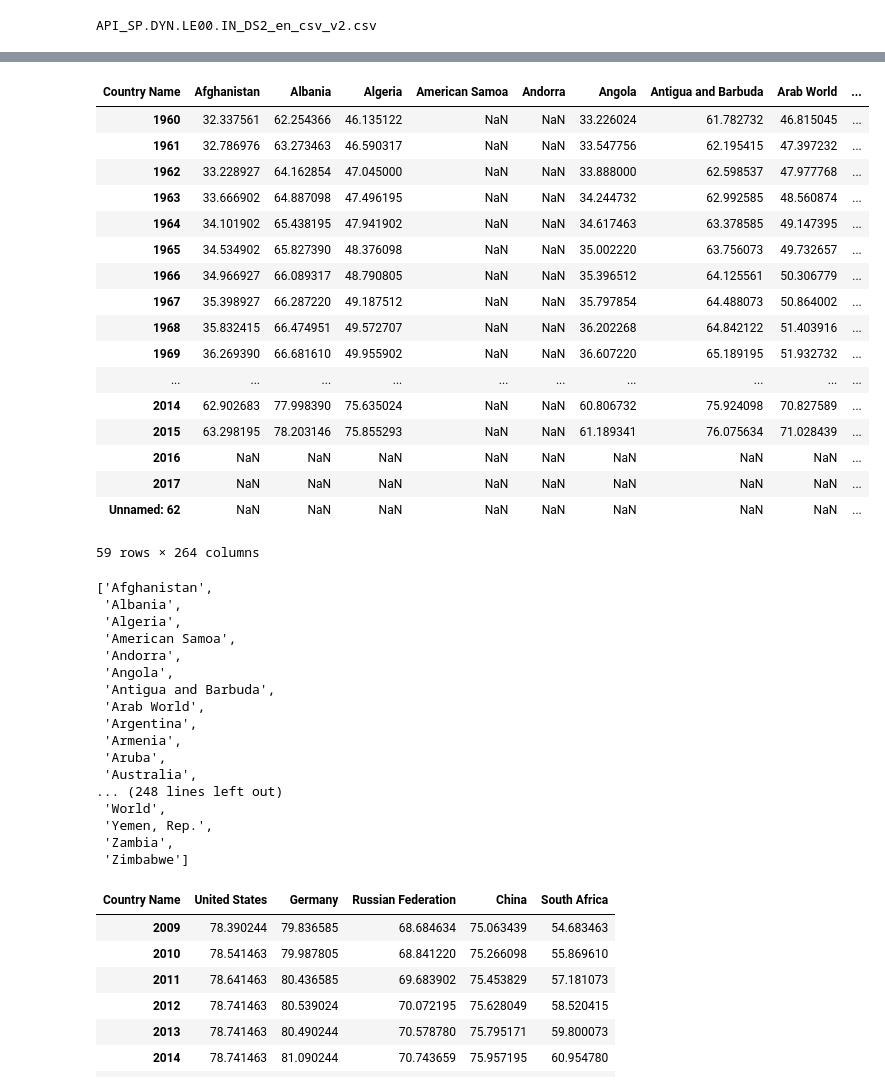
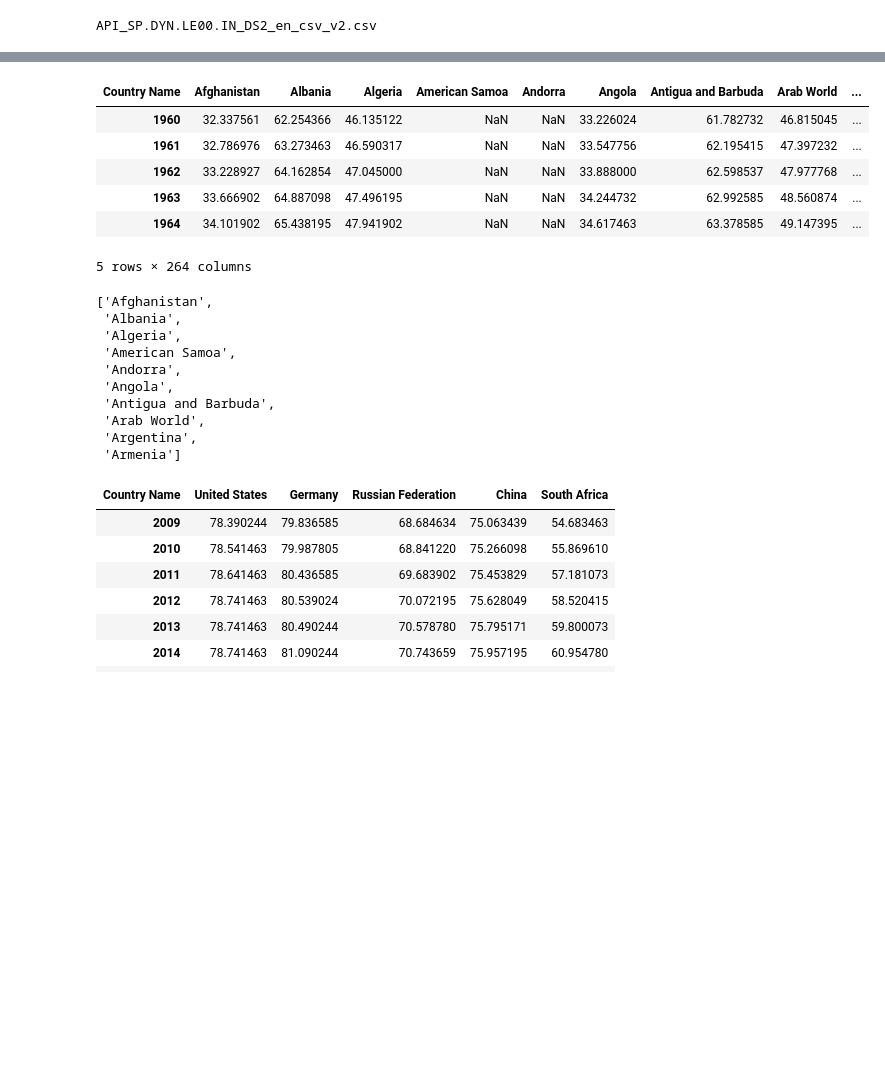
Before and after one commit to PacktPublishing/Jupyter-Notebook-for-Data-Science, a Jupyter notebook: life_expectancy.ipynb, the cells around one changed output, grey strips where cells are left out. Cells and saved outputs as stored; diff of their text form; code cells hidden in the pictures; blank space fills up the shorter version.

```diff
--- a/life_expectancy.ipynb
+++ b/life_expectancy.ipynb
@@ -50,27 +39,16 @@ df
 # %%
 life_expectancy = df.groupby(level=0).first().transpose()
-life_expectancy
+life_expectancy.head()
 # %% [output]
 | Country Name | Afghanistan | Albania | Algeria | American Samoa | Andorra | Angola | Antigua and Barbuda | Arab World | ... |
 | 1960 | 32.337561 | 62.254366 | 46.135122 | NaN | NaN | 33.226024 | 61.782732 | 46.815045 | ... |
 | 1961 | 32.786976 | 63.273463 | 46.590317 | NaN | NaN | 33.547756 | 62.195415 | 47.397232 | ... |
 | 1962 | 33.228927 | 64.162854 | 47.045000 | NaN | NaN | 33.888000 | 62.598537 | 47.977768 | ... |
 | 1963 | 33.666902 | 64.887098 | 47.496195 | NaN | NaN | 34.244732 | 62.992585 | 48.560874 | ... |
 | 1964 | 34.101902 | 65.438195 | 47.941902 | NaN | NaN | 34.617463 | 63.378585 | 49.147395 | ... |
-| 1965 | 34.534902 | 65.827390 | 48.376098 | NaN | NaN | 35.002220 | 63.756073 | 49.732657 | ... |
-| 1966 | 34.966927 | 66.089317 | 48.790805 | NaN | NaN | 35.396512 | 64.125561 | 50.306779 | ... |
-| 1967 | 35.398927 | 66.287220 | 49.187512 | NaN | NaN | 35.797854 | 64.488073 | 50.864002 | ... |
-| 1968 | 35.832415 | 66.474951 | 49.572707 | NaN | NaN | 36.202268 | 64.842122 | 51.403916 | ... |
-| 1969 | 36.269390 | 66.681610 | 49.955902 | NaN | NaN | 36.607220 | 65.189195 | 51.932732 | ... |
-| ... | ... | ... | ... | ... | ... | ... | ... | ... | ... |
-| 2014 | 62.902683 | 77.998390 | 75.635024 | NaN | NaN | 60.806732 | 75.924098 | 70.827589 | ... |
-| 2015 | 63.298195 | 78.203146 | 75.855293 | NaN | NaN | 61.189341 | 76.075634 | 71.028439 | ... |
-| 2016 | NaN | NaN | NaN | NaN | NaN | NaN | NaN | NaN | ... |
-| 2017 | NaN | NaN | NaN | NaN | NaN | NaN | NaN | NaN | ... |
-| Unnamed: 62 | NaN | NaN | NaN | NaN | NaN | NaN | NaN | NaN | ... |
-59 rows × 264 columns
+5 rows × 264 columns
 # %%
-list(life_expectancy.columns)
+list(life_expectancy.columns)[:10]
 # %% [output]
 ['Afghanistan',
  'Albania',
@@ -81,12 +59,5 @@ list(life_expectancy.columns)
  'Antigua and Barbuda',
  'Arab World',
  'Argentina',
- 'Armenia',
- 'Aruba',
- 'Australia',
-... (248 lines left out)
- 'World',
- 'Yemen, Rep.',
- 'Zambia',
- 'Zimbabwe']
+ 'Armenia']
 # %%
```
Also changed, not shown: parts of 2 cells of this notebook, 1 other file.
